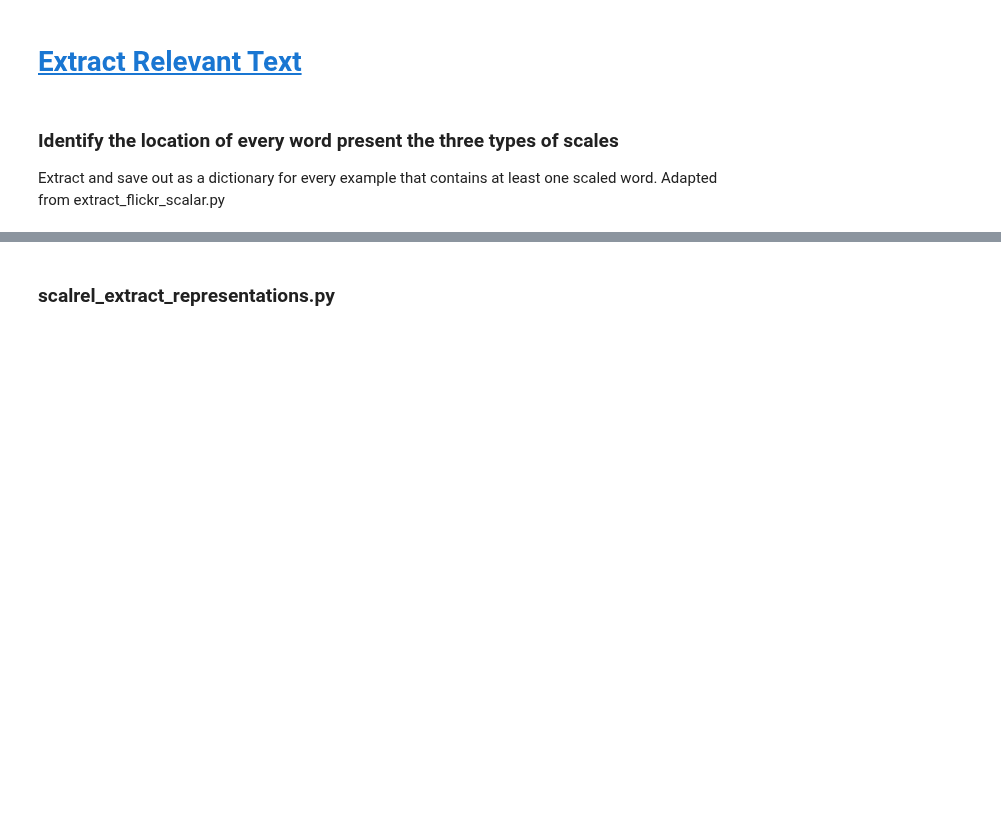
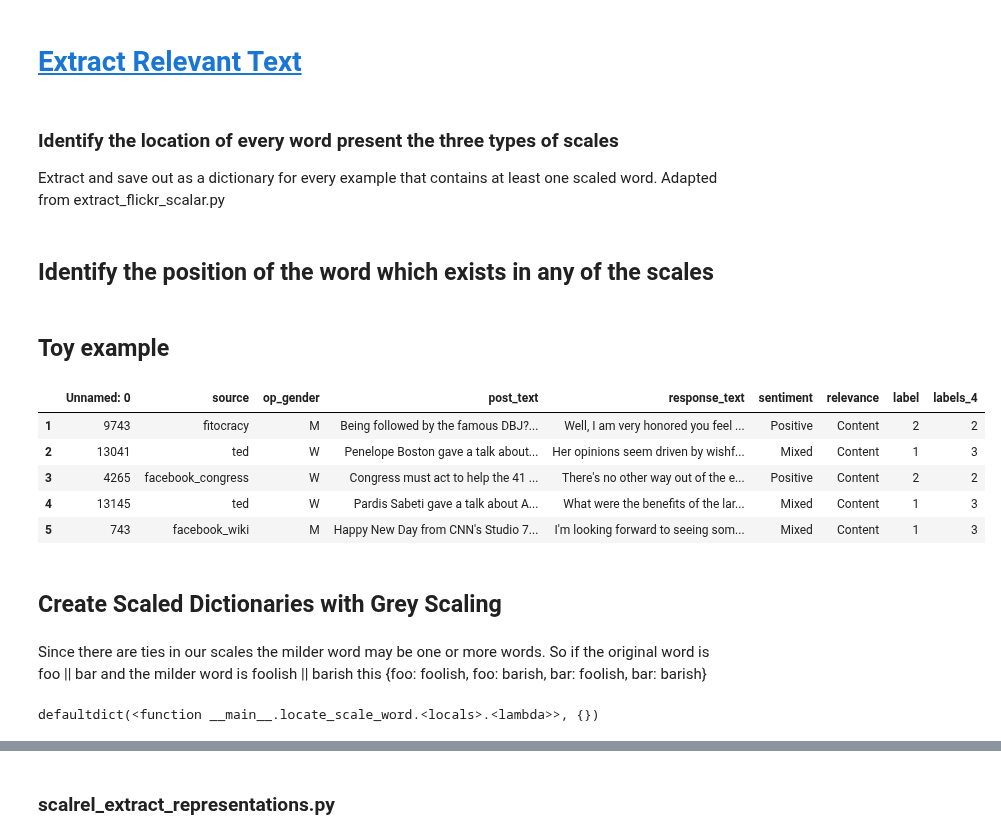
Before and after one commit to ipietri/w266_Final_Project, a Jupyter notebook: notebooks/RtGender-Notebooks/RtGender_Annotations_Sentiment_Grayscaling.ipynb, the cells around one changed output, grey strips where cells are left out. Drawn from its saved outputs; the diff is of its cells as text; code cells hidden in the pictures; blank space fills up the shorter version.

```diff
--- a/notebooks/RtGender-Notebooks/RtGender_Annotations_Sentiment_Grayscaling.ipynb
+++ b/notebooks/RtGender-Notebooks/RtGender_Annotations_Sentiment_Grayscaling.ipynb
@@ -264,2 +182,18 @@ def accepted_pos(pos):
         return True
     return False
+# %% [markdown]
+## Identify the position of the word which exists in any of the scales
+# %% [markdown]
+## Toy example
+# %%
+mini_train_df = train_df[1:100]
+mini_train_df.head()
+# %% [output]
+|  | Unnamed: 0 | source | op_gender | post_text | response_text | sentiment | relevance | label | labels_4 |
+| 1 | 9743 | fitocracy | M | Being followed by the famous DBJ?... | Well, I am very honored you feel ... | Positive | Content | 2 | 2 |
+| 2 | 13041 | ted | W | Penelope Boston gave a talk about... | Her opinions seem driven by wishf... | Mixed | Content | 1 | 3 |
+| 3 | 4265 | facebook_congress | W | Congress must act to help the 41 ... | There's no other way out of the e... | Positive | Content | 2 | 2 |
+| 4 | 13145 | ted | W | Pardis Sabeti gave a talk about A... | What were the benefits of the lar... | Mixed | Content | 1 | 3 |
+| 5 | 743 | facebook_wiki | M | Happy New Day from CNN's Studio 7... | I'm looking forward to seeing som... | Mixed | Content | 1 | 3 |
+# %% [markdown]
+## Create Scaled Dictionaries with Grey Scaling
@@ -265,0 +214,6 @@ def accepted_pos(pos):
+# %% [markdown]
+  Since there are ties in our scales
+  the milder word may be one or more words.
+  So if the original word is foo || bar and the
+  milder word is foolish || barish this
+  {foo: foolish, foo: barish, bar: foolish,  bar: barish}
@@ -265,0 +249,30 @@ def accepted_pos(pos):
+# %%
+def locate_scale_word(test_col, label_col):
+  '''
+  return a column with any scale_words
+  in the text column and their position
+  '''
+  more_test = collections.defaultdict(lambda: collections.defaultdict(dict))
+  for data_name in datanames:
+      for scale_name, words in scales_dict[data_name].items():
+        for word in words:
+          # convert text into a list of words to avoid partial matches found using .find()
+
+          sentence_words = test_col.replace("'", "")
+          sentence_words = sentence_words.lower().split(" ")
+
+          if word in sentence_words:
+            pos = sentence_words.index(word)
+         #   more_test[data_name]['label'] = label_col
+            # assume only one word to be replaced
+            more_test[data_name][word]['position'] = int(pos)
+          #  more_test[data_name]['sentence'][word] = test_col
+            more_test[data_name][word]['milder_words'] = scales_with_milder_option[data_name][word]
+
+
+  return more_test
+
+train_df['new_col'] = train_df.apply(lambda x: locate_scale_word(x['response_text'], x['labels_4']), axis = 1)
+train_df.iloc[1]['new_col']
+# %% [output]
+defaultdict(<function __main__.locate_scale_word.<locals>.<lambda>>, {})
```
Also changed, not shown: parts of 88 cells of this notebook.
